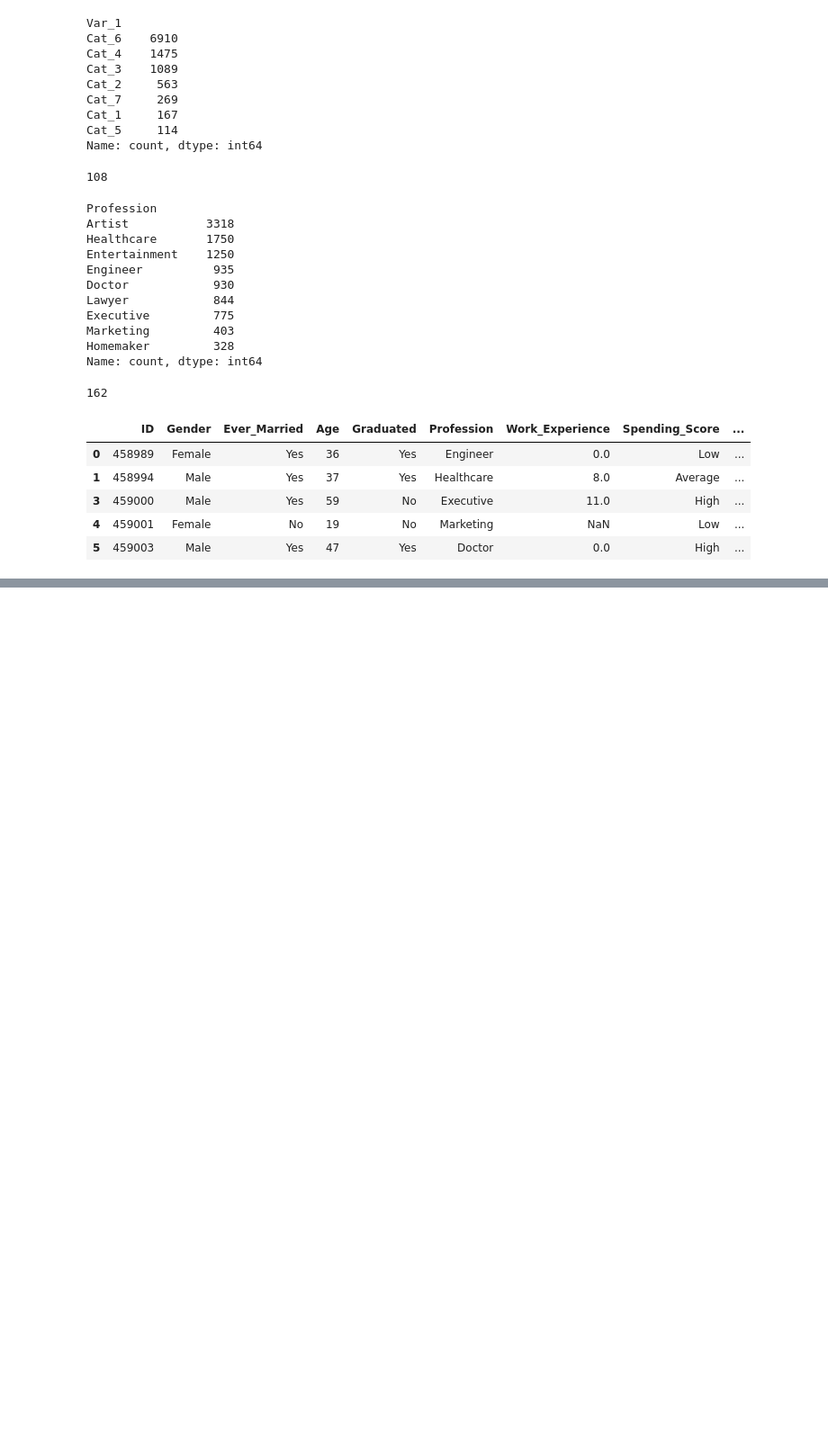
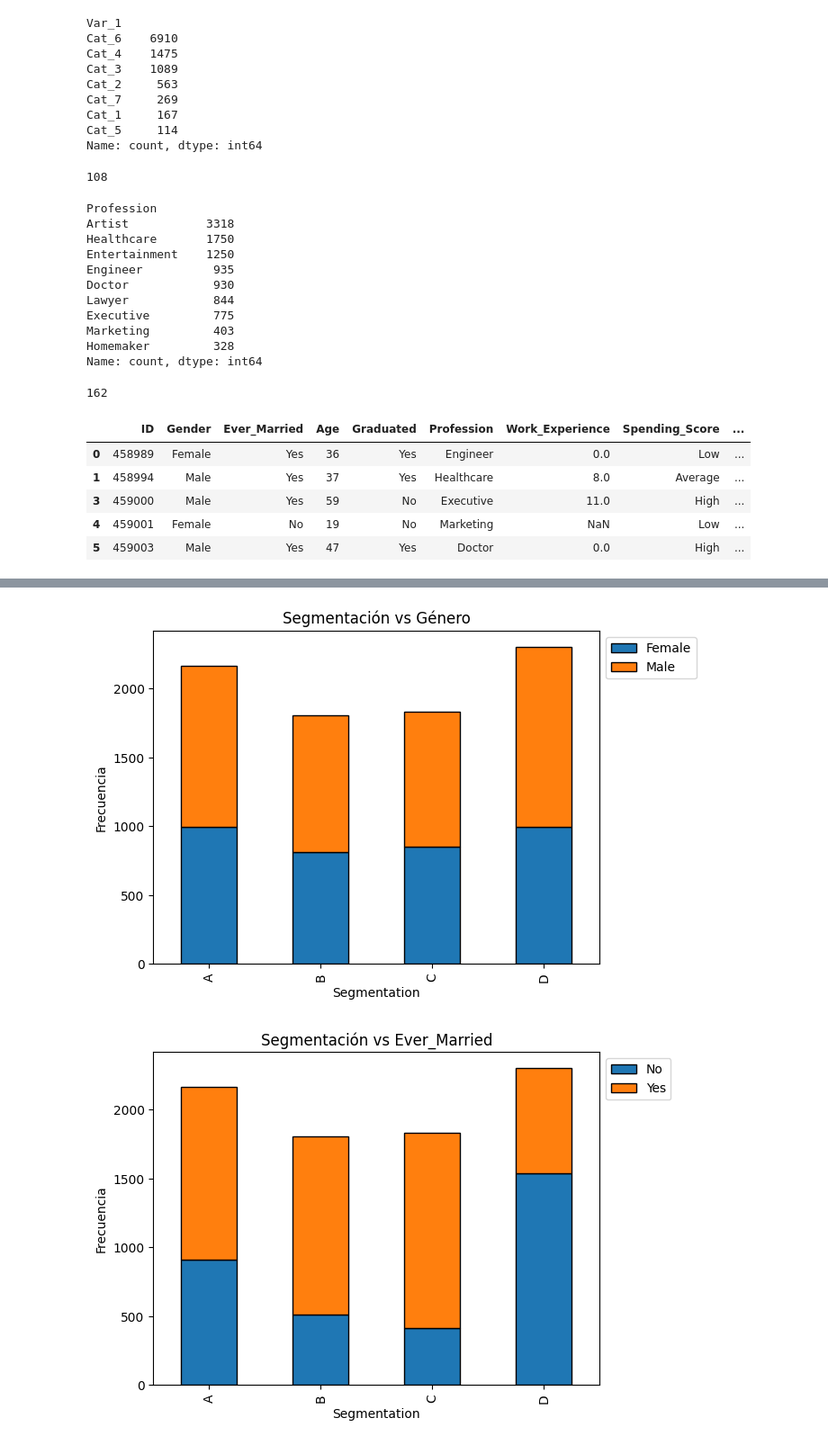
Before and after one commit to mccemiliani/Data_cleaning, a Jupyter notebook: Customer_segmentation.ipynb, the cells around one changed output, grey strips where cells are left out. Shown at 90% size. Saved outputs shown, nothing was run; the diff lists cells and outputs as text; code cells hidden in the pictures; blank space fills up the shorter version.

```diff
--- a/Customer_segmentation.ipynb
+++ b/Customer_segmentation.ipynb
@@ -142,0 +309,22 @@ memory usage: 884.7+ KB
+# %%
+#Graficando la segmentación vs otras variables
+
+def diag_bar_apiladas(df, col1, col2, tittle):
+    grouped = df.groupby([col1, col2]).size().unstack()
+    ax = grouped.plot(kind = 'bar', stacked = True, edgecolor = 'black')
+    ax.legend(loc='upper left', bbox_to_anchor=(1,1))
+
+    plt.xlabel(col1)
+    plt.ylabel('Frecuencia')
+    plt.title(tittle)
+    plt.show()
+# %%
+diag_bar_apiladas(df, 'Segmentation', 'Gender', 'Segmentación vs Género')
+diag_bar_apiladas(df, 'Segmentation', 'Ever_Married', 'Segmentación vs Ever_Married')
+diag_bar_apiladas(df, 'Segmentation', 'Profession', 'Segmentación vs Profesión')
+diag_bar_apiladas(df, 'Segmentation', 'Work_Experience', 'Segmentación vs Work_Experience')
+diag_bar_apiladas(df, 'Segmentation', 'Age_Group', 'Segmentación vs categorias de edad')
+diag_bar_apiladas(df, 'Age_Group', 'Profession' , 'Profesión vs categorias de edad')
+# %% [output]
+[figure, added]
+[figure, added]
```
Also changed, not shown: parts of 15 cells of this notebook.
